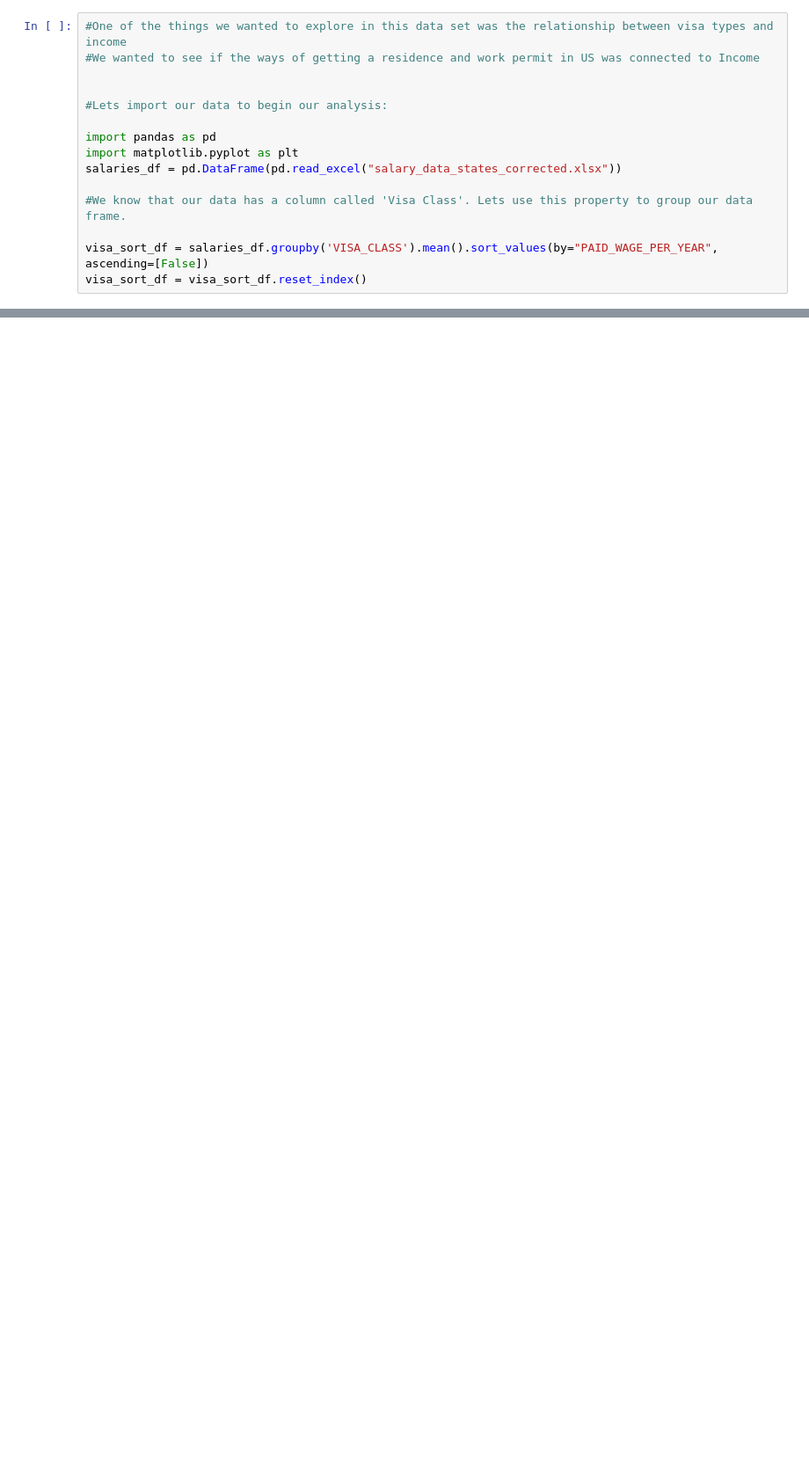
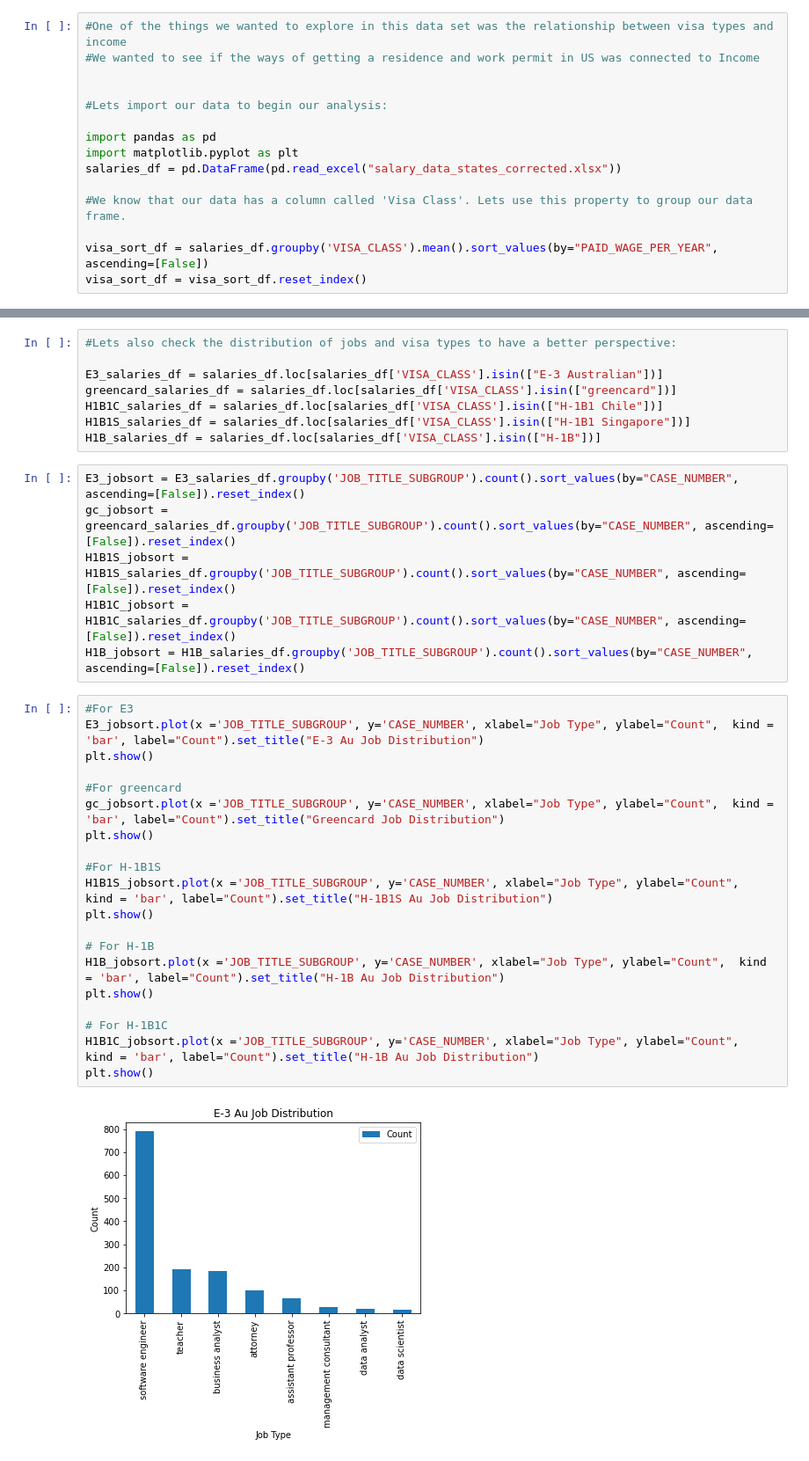
Before and after one commit to vu13/DS311GroupProject, a Jupyter notebook: Visa_Type_and_Income.ipynb, the cells around one changed output, grey strips where cells are left out. Shown at 88% size. Cells and saved outputs as stored; diff of their text form; blank space fills up the shorter version.

```diff
--- a/Visa_Type_and_Income.ipynb
+++ b/Visa_Type_and_Income.ipynb
@@ -22,0 +32,36 @@ Text(0.5, 1.0, 'Anual Incomes of Different Visa Types')
+# %%
+#Lets also check the distribution of jobs and visa types to have a better perspective:
+
+E3_salaries_df = salaries_df.loc[salaries_df['VISA_CLASS'].isin(["E-3 Australian"])]
+greencard_salaries_df = salaries_df.loc[salaries_df['VISA_CLASS'].isin(["greencard"])]
+H1B1C_salaries_df = salaries_df.loc[salaries_df['VISA_CLASS'].isin(["H-1B1 Chile"])]
+H1B1S_salaries_df = salaries_df.loc[salaries_df['VISA_CLASS'].isin(["H-1B1 Singapore"])]
+H1B_salaries_df = salaries_df.loc[salaries_df['VISA_CLASS'].isin(["H-1B"])]
+# %%
+E3_jobsort = E3_salaries_df.groupby('JOB_TITLE_SUBGROUP').count().sort_values(by="CASE_NUMBER", ascending=[False]).reset_index()
+gc_jobsort = greencard_salaries_df.groupby('JOB_TITLE_SUBGROUP').count().sort_values(by="CASE_NUMBER", ascending=[False]).reset_index()
+H1B1S_jobsort = H1B1S_salaries_df.groupby('JOB_TITLE_SUBGROUP').count().sort_values(by="CASE_NUMBER", ascending=[False]).reset_index()
+H1B1C_jobsort = H1B1C_salaries_df.groupby('JOB_TITLE_SUBGROUP').count().sort_values(by="CASE_NUMBER", ascending=[False]).reset_index()
+H1B_jobsort = H1B_salaries_df.groupby('JOB_TITLE_SUBGROUP').count().sort_values(by="CASE_NUMBER", ascending=[False]).reset_index()
+# %%
+#For E3
+E3_jobsort.plot(x ='JOB_TITLE_SUBGROUP', y='CASE_NUMBER', xlabel="Job Type", ylabel="Count",  kind = 'bar', label="Count").set_title("E-3 Au Job Distribution")
+plt.show()
+
+#For greencard
+gc_jobsort.plot(x ='JOB_TITLE_SUBGROUP', y='CASE_NUMBER', xlabel="Job Type", ylabel="Count",  kind = 'bar', label="Count").set_title("Greencard Job Distribution")
+plt.show()
+
+#For H-1B1S
+H1B1S_jobsort.plot(x ='JOB_TITLE_SUBGROUP', y='CASE_NUMBER', xlabel="Job Type", ylabel="Count",  kind = 'bar', label="Count").set_title("H-1B1S Au Job Distribution")
+plt.show()
+
+# For H-1B
+H1B_jobsort.plot(x ='JOB_TITLE_SUBGROUP', y='CASE_NUMBER', xlabel="Job Type", ylabel="Count",  kind = 'bar', label="Count").set_title("H-1B Au Job Distribution")
+plt.show()
+
+# For H-1B1C
+H1B1C_jobsort.plot(x ='JOB_TITLE_SUBGROUP', y='CASE_NUMBER', xlabel="Job Type", ylabel="Count",  kind = 'bar', label="Count").set_title("H-1B Au Job Distribution")
+plt.show()
+# %% [output]
+[figure, added]
```
Also changed, not shown: parts of 3 cells of this notebook.
